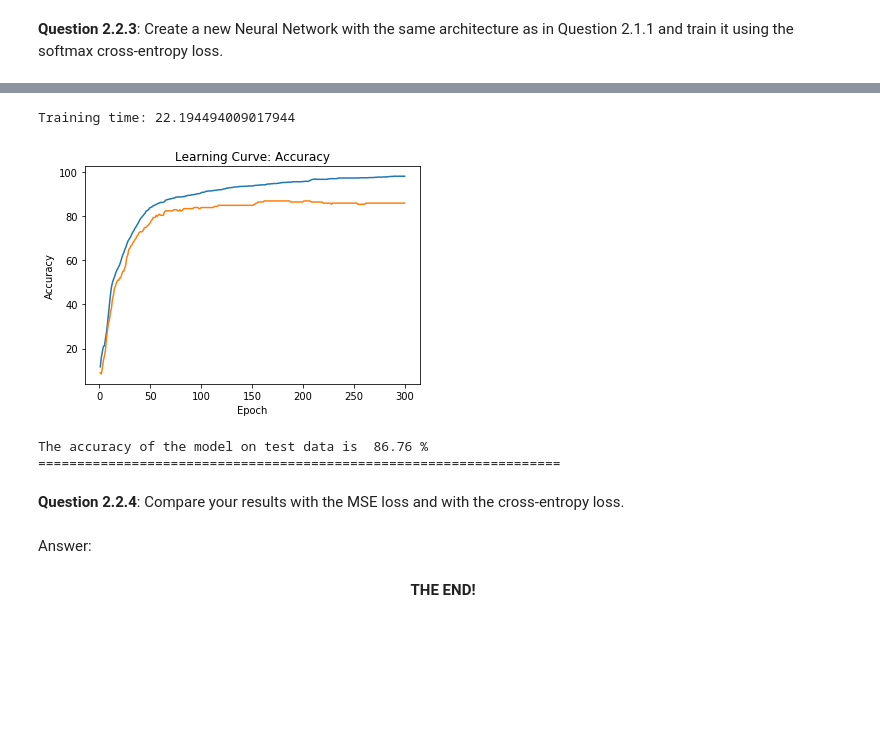
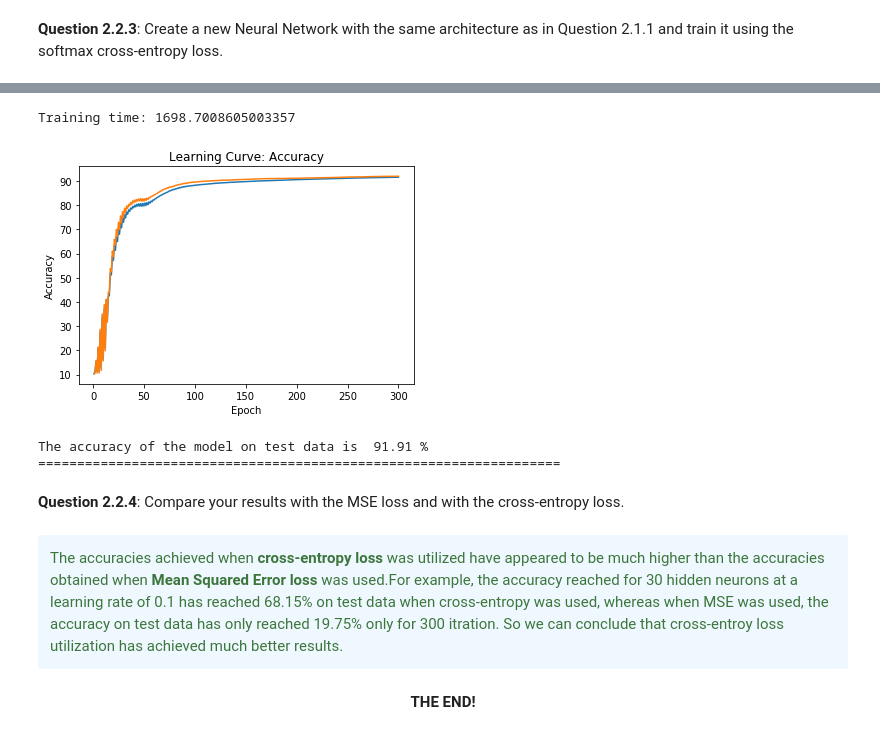
Before and after one commit to kandakji/Artificial-Neural-Networks-for-Handwritten-Digits-Recognition, a Jupyter notebook: Lab1_DL-Students_2019.ipynb, the cells around one changed output, grey strips where cells are left out. Drawn from its saved outputs; the diff is of its cells as text; code cells hidden in the pictures; blank space fills up the shorter version.

```diff
--- a/Lab1_DL-Students_2019.ipynb
+++ b/Lab1_DL-Students_2019.ipynb
@@ -876,7 +876,7 @@ Answer: $\frac{\partial L_{xe}}{\partial u_i} = o_i (t_i + \sum_{k \neq 1 }o_{k}
 <b>Question 2.2.2</b>: Implement a new feedforward() function and a new backpropagate() function adapted to the cross-entropy loss instead of the MSE loss.
 # %%
 class NeuralNetwork(NeuralNetwork):
-    def predict(self, test_data):
+    def predict_xe(self, test_data):
         """ Evaluate performance by counting how many examples in test_data are correctly
             evaluated. """
         self.feedforward_xe(test_data[0])
@@ -941,29 +1014,28 @@ class NeuralNetwork(NeuralNetwork):
 # %%
-# Define your neural network
-mnist_model_xe =  NeuralNetwork(input_layer_size = 784, hidden_layer_size = 30, output_layer_size = 10, transfer_f=sigmoid, transfer_df=dsigmoid)
-
-# Train NN and print accuracy on validation data
+# Define the chosen architecture as in part 2.1.7
+mnist_model_xe =  NeuralNetwork(input_layer_size = 784, hidden_layer_size = 75, output_layer_size = 10)
 
 # Initialize the weights
 mnist_model_xe.weights_init()
 
 # Train the model
-mnist_model_xe.train_xe(data = small_training_data, validation_data = small_validation_data, iterations=300, learning_rate=1, verbose=False)
+mnist_model_xe.train_xe(data = training_data, validation_data = validation_data, iterations=300, learning_rate=1, verbose=False)
+
+# Print accuracy on test data
+accuracy = (mnist_model_xe.predict_xe(test_data)/len(test_data[0]))*100
+
+print("The accuracy of the model on test data is ",accuracy,"%")
+print("===================================================================")
 # %% [output]
-Training time: 22.194494009017944
+Training time: 1698.7008605003357
-[figure, old version]
+[figure, new version]
+The accuracy of the model on test data is  91.91 %
+===================================================================
-# %%
-# Print accuracy on test data
-accuracy = (mnist_model_xe.predict(test_data)/len(test_data[0]))*100
-
-print("The accuracy of the model on test data is ",accuracy,"%")
-print("===================================================================")
-# %% [output]
-The accuracy of the model on test data is  86.76 %
-===================================================================
 # %% [markdown]
 <b>Question 2.2.4</b>: Compare your results with the MSE loss and with the cross-entropy loss.
-# %% [markdown]
-Answer:
+# %% [markdown]
+<div class="alert alert-success" style="background-color: AliceBlue; border-color: CornflowerBlue ">
+    The accuracies achieved when <b>cross-entropy loss</b> was utilized have appeared to be much higher than the accuracies obtained when <b>Mean Squared Error loss</b> was used.For example, the accuracy reached for 30 hidden neurons at a learning rate of 0.1 has reached 68.15% on test data when cross-entropy was used, whereas when MSE was used, the accuracy on test data has only reached 19.75% only for 300 itration. So we can conclude that cross-entroy loss utilization has achieved much better results.
+</div>
 # %% [markdown]
 <div align="center"><b>THE END!</b>
```
Also changed, not shown: parts of 2 cells of this notebook.
